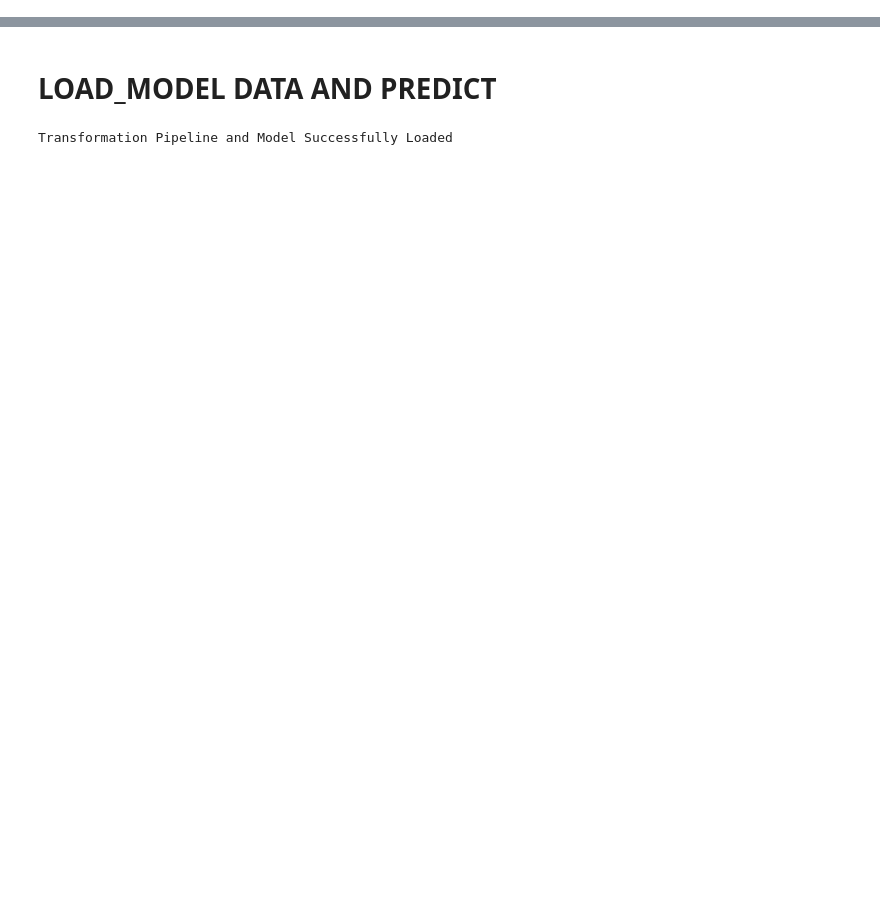
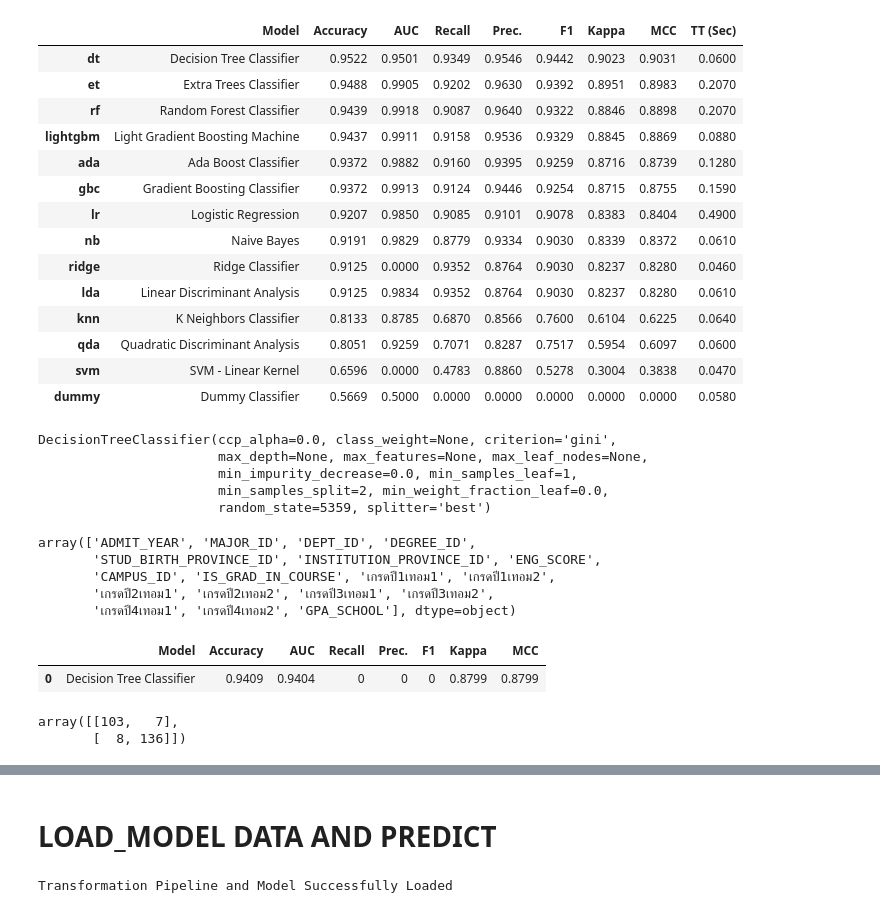
Before and after one commit to MossOcelot/PredictDropoutStudent, a Jupyter notebook: model/feature_data_.ipynb, the cells around one changed output, grey strips where cells are left out. Drawn from its saved outputs; the diff is of its cells as text; code cells hidden in the pictures; blank space fills up the shorter version.

Commit message:
add_model_map_E_to_R_confusion[[103,7],[8,136]]

```diff
--- a/model/feature_data_.ipynb
+++ b/model/feature_data_.ipynb
@@ -100,0 +177,34 @@ Transformation Pipeline and Model Successfully Saved
+# %%
+models = compare_models()
+# %% [output]
+|  | Model | Accuracy | AUC | Recall | Prec. | F1 | Kappa | MCC | TT (Sec) |
+| dt | Decision Tree Classifier | 0.9522 | 0.9501 | 0.9349 | 0.9546 | 0.9442 | 0.9023 | 0.9031 | 0.0600 |
+| et | Extra Trees Classifier | 0.9488 | 0.9905 | 0.9202 | 0.9630 | 0.9392 | 0.8951 | 0.8983 | 0.2070 |
+| rf | Random Forest Classifier | 0.9439 | 0.9918 | 0.9087 | 0.9640 | 0.9322 | 0.8846 | 0.8898 | 0.2070 |
+| lightgbm | Light Gradient Boosting Machine | 0.9437 | 0.9911 | 0.9158 | 0.9536 | 0.9329 | 0.8845 | 0.8869 | 0.0880 |
+| ada | Ada Boost Classifier | 0.9372 | 0.9882 | 0.9160 | 0.9395 | 0.9259 | 0.8716 | 0.8739 | 0.1280 |
+| gbc | Gradient Boosting Classifier | 0.9372 | 0.9913 | 0.9124 | 0.9446 | 0.9254 | 0.8715 | 0.8755 | 0.1590 |
+| lr | Logistic Regression | 0.9207 | 0.9850 | 0.9085 | 0.9101 | 0.9078 | 0.8383 | 0.8404 | 0.4900 |
+| nb | Naive Bayes | 0.9191 | 0.9829 | 0.8779 | 0.9334 | 0.9030 | 0.8339 | 0.8372 | 0.0610 |
+| ridge | Ridge Classifier | 0.9125 | 0.0000 | 0.9352 | 0.8764 | 0.9030 | 0.8237 | 0.8280 | 0.0460 |
+| lda | Linear Discriminant Analysis | 0.9125 | 0.9834 | 0.9352 | 0.8764 | 0.9030 | 0.8237 | 0.8280 | 0.0610 |
+| knn | K Neighbors Classifier | 0.8133 | 0.8785 | 0.6870 | 0.8566 | 0.7600 | 0.6104 | 0.6225 | 0.0640 |
+| qda | Quadratic Discriminant Analysis | 0.8051 | 0.9259 | 0.7071 | 0.8287 | 0.7517 | 0.5954 | 0.6097 | 0.0600 |
+| svm | SVM - Linear Kernel | 0.6596 | 0.0000 | 0.4783 | 0.8860 | 0.5278 | 0.3004 | 0.3838 | 0.0470 |
+| dummy | Dummy Classifier | 0.5669 | 0.5000 | 0.0000 | 0.0000 | 0.0000 | 0.0000 | 0.0000 | 0.0580 |
+# %%
+models
+# %% [output]
+DecisionTreeClassifier(ccp_alpha=0.0, class_weight=None, criterion='gini',
+                       max_depth=None, max_features=None, max_leaf_nodes=None,
+                       min_impurity_decrease=0.0, min_samples_leaf=1,
+                       min_samples_split=2, min_weight_fraction_leaf=0.0,
+                       random_state=5359, splitter='best')
+# %%
+models.feature_names_in_
+# %% [output]
+array(['ADMIT_YEAR', 'MAJOR_ID', 'DEPT_ID', 'DEGREE_ID',
+       'STUD_BIRTH_PROVINCE_ID', 'INSTITUTION_PROVINCE_ID', 'ENG_SCORE',
+       'CAMPUS_ID', 'IS_GRAD_IN_COURSE', 'เกรดปี1เทอม1', 'เกรดปี1เทอม2',
+       'เกรดปี2เทอม1', 'เกรดปี2เทอม2', 'เกรดปี3เทอม1', 'เกรดปี3เทอม2',
+       'เกรดปี4เทอม1', 'เกรดปี4เทอม2', 'GPA_SCHOOL'], dtype=object)
@@ -100,0 +213,5 @@ Transformation Pipeline and Model Successfully Saved
+# %%
+predictions = predict_model(models,data=test)
+# %% [output]
+|  | Model | Accuracy | AUC | Recall | Prec. | F1 | Kappa | MCC |
+| 0 | Decision Tree Classifier | 0.9409 | 0.9404 | 0 | 0 | 0 | 0.8799 | 0.8799 |
@@ -100,0 +220,5 @@ Transformation Pipeline and Model Successfully Saved
+# %%
+con
+# %% [output]
+array([[103,   7],
+       [  8, 136]])
```
Also changed, not shown: parts of 45 cells of this notebook, 2 other files.
